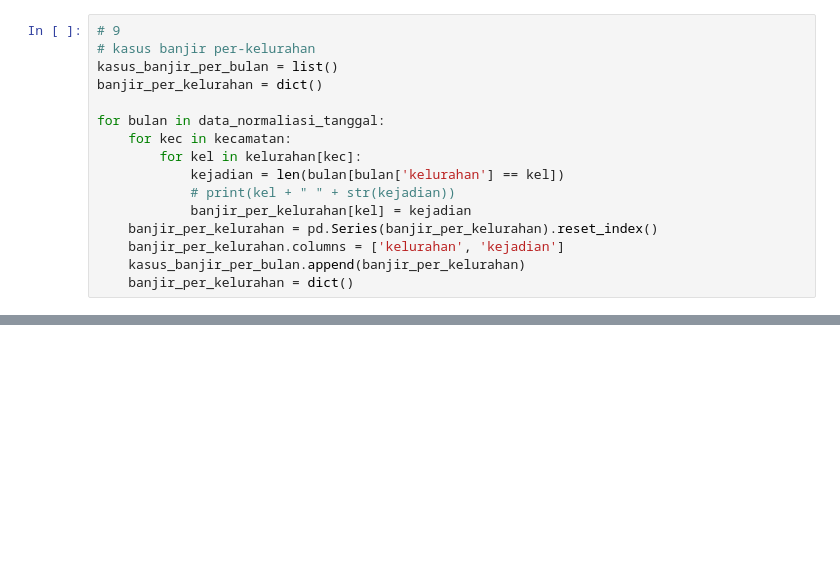
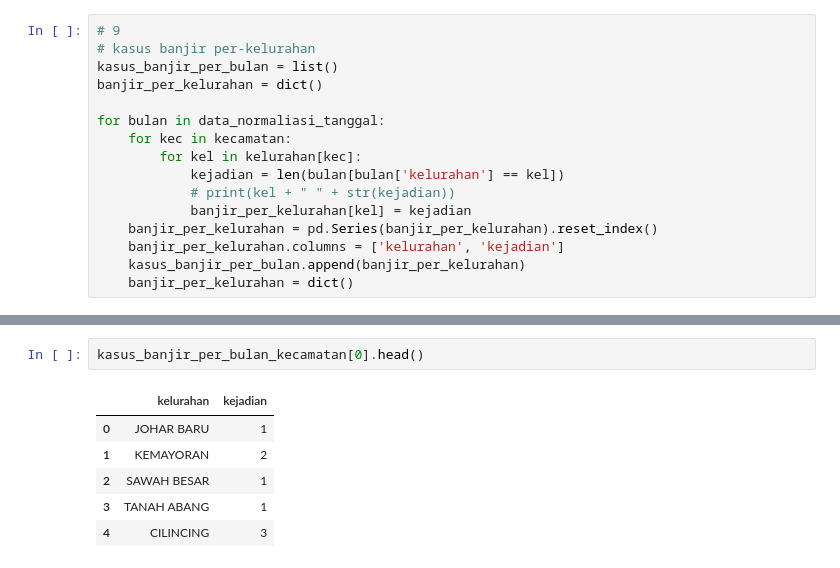
Before and after one commit to mafir03/datascience, a Jupyter notebook: f/main.ipynb, the cells around one changed output, grey strips where cells are left out. Saved outputs shown, nothing was run; the diff lists cells and outputs as text; blank space fills up the shorter version.

```diff
--- a/f/main.ipynb
+++ b/f/main.ipynb
@@ -257,0 +217,9 @@ for setiap_bulan in kasus_banjir_per_bulan:
+# %%
+kasus_banjir_per_bulan_kecamatan[0].head()
+# %% [output]
+|  | kelurahan | kejadian |
+| 0 | JOHAR BARU | 1 |
+| 1 | KEMAYORAN | 2 |
+| 2 | SAWAH BESAR | 1 |
+| 3 | TANAH ABANG | 1 |
+| 4 | CILINCING | 3 |
```
Also changed, not shown: parts of 11 cells of this notebook.
